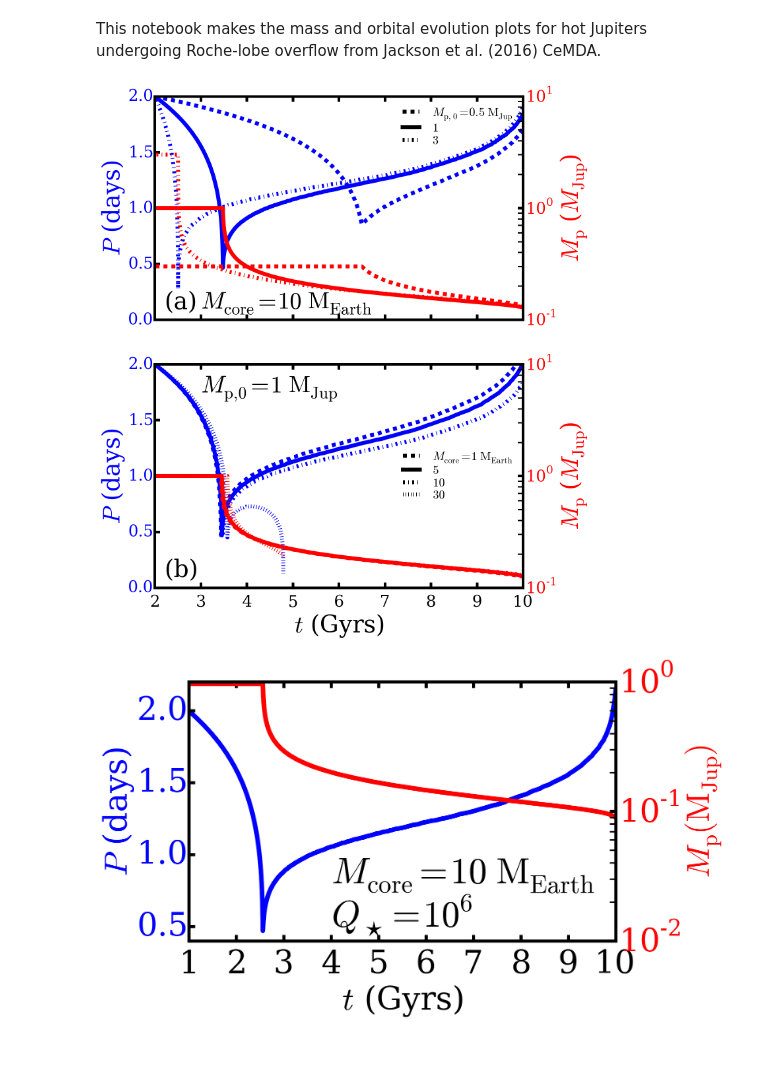
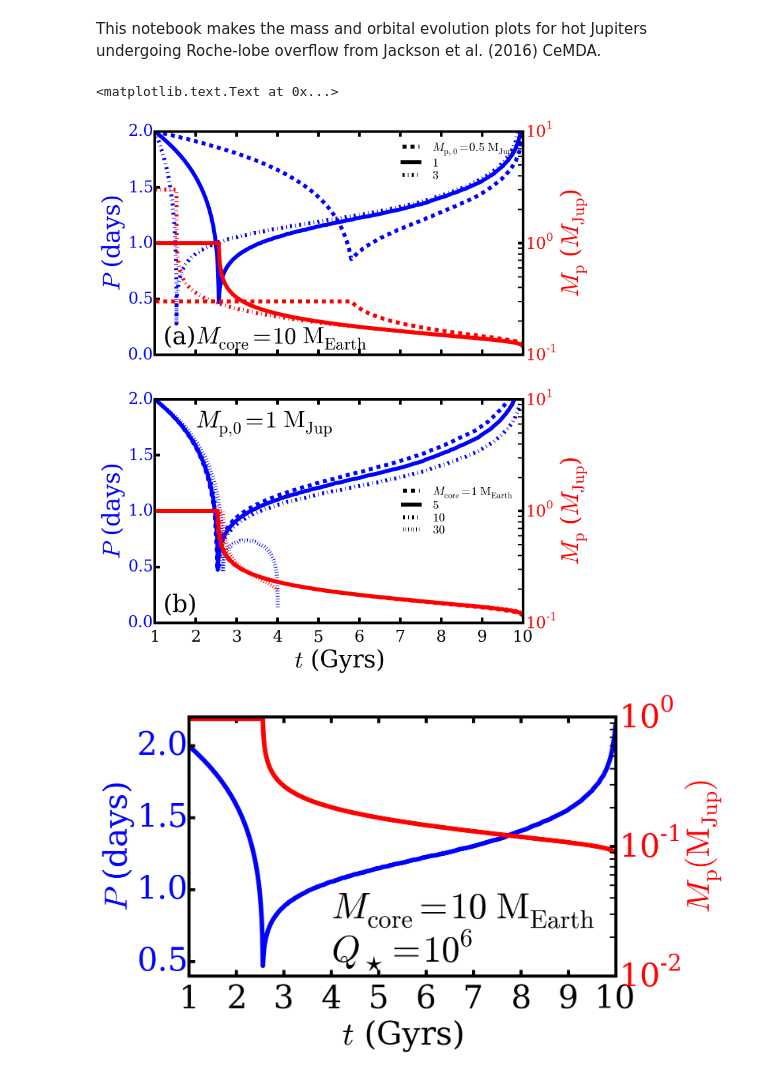
Before and after one commit to decaelus/CeMDA_tidal_evol, a Jupyter notebook: plot_mass_orbital_evolution_variable-Mp0-Mcore.ipynb, the cells around one changed output. Saved outputs shown, nothing was run; the diff lists cells and outputs as text; code cells hidden in the pictures.

Commit message:
Tweaking the plot mass orbit plot

```diff
--- a/plot_mass_orbital_evolution_variable-Mp0-Mcore.ipynb
+++ b/plot_mass_orbital_evolution_variable-Mp0-Mcore.ipynb
@@ -45,7 +45,7 @@ ax2.set_ylabel('$M_\mathrm{p}$ ($M_\mathrm{Jup}$)', color='r', fontsize=36)
 for cur_initial_mass in initial_masses:
     ls = next(linecycler)
 
-    directory = (glob.glob('./MESA/RLO_calculations/2_Gyr_old/Mpinit_%i*10.00_ME*2_Gyr_old_qs6' %
+    directory = (glob.glob('./MESA/RLO_calculations/1_Gyr_old/Mpinit_%i*10.00_ME*1_Gyr_old_qs6' %
                            cur_initial_mass.value))
 #    directory = (glob.glob('./MESA/make_planets_initial-RLO_variable-core/models/*MJup_*%.1f*_ME*_qs7' %
 #                            cur_initial_mass.value))
@@ -75,15 +75,15 @@ leg.draw_frame(False)
 for legobj in leg.legendHandles:
     legobj.set_color('black')
 
-ax1.set_xlim([2, 10])
+ax1.set_xlim([1, 10])
 ax1.set_ylim([0, 2])
 ax2.set_ylim([1e-1, 1e1])
 
 ax1.xaxis.set_major_formatter(plt.NullFormatter())
 ax2.xaxis.set_major_formatter(plt.NullFormatter())
 
-ax1.text(2.25, 0.1, '(a)', fontsize=36)
-ax1.text(3, 0.1, '$M_{\\rm core} = 10\ {\\rm M_{Earth}}$', fontsize=36)
+ax1.text(1.25, 0.1, '(a)', fontsize=36)
+ax1.text(2, 0.1, '$M_{\\rm core} = 10\ {\\rm M_{Earth}}$', fontsize=36)
 
 #Mpinit = 1 MJup/variable Mcore models
 lines = []
@@ -106,44 +106,45 @@ linecycler = cycle(["--","-","-.",":"])
 for cur_core_mass in core_masses:
     ls = next(linecycler)
 
-    directory = (glob.glob('./MESA/RLO_calculations/2_Gyr_old/*1.00_MJup*%.1f*_ME*2_Gyr_old_qs6' % cur_core_mass.value))
+    directory = (glob.glob('./MESA/RLO_calculations/1_Gyr_old/*1.00_MJup*%.1f*_ME*1_Gyr_old_qs6' % cur_core_mass.value))
 #     directory = (glob.glob('./MESA/make_planets_initial-RLO_variable-core/models/*MJup_*%.1f*_ME*_qs7' %
 #                             cur_core_mass.value))
     if(len(directory) == 0):
         continue
 
     hst = ms.MesaData(file_name=directory[0] + '/binary_history.data')
 
     lines.extend(ax1.plot(hst.data('age')/1e9, hst.data('period_days'), ls=ls, color='b', lw=6))
     ax2.semilogy(hst.data('age')/1e9, hst.data('star_1_mass')*Msol_to_MJup + cur_core_mass.value*MEarth_to_MJup,
                  ls=ls, color='r', lw=6)
 
 for tl in ax1.get_yticklabels():
     tl.set_color('b')
 for tl in ax2.get_yticklabels():
     tl.set_color('r')
 
 #ax1.text(3e8, 2.7, '$M_{\\rm p,\ 0} = 1\ {\\rm M_{Jup}}$', fontsize=36)
 line_names = ["$M_{\\rm core} = %i\ {\\rm M_{Earth}}$" % core_masses[0].value]
 for cur_core_mass in core_masses[1:]:
     line_names.extend(["$%i$" % cur_core_mass.value])
 
 handles, labels = ax1.get_legend_handles_labels()
 leg = ax1.legend(lines, line_names, labelspacing=0.1, loc='center right', fontsize=18)
 leg.draw_frame(False)
 #set the line color of each legend object
 for legobj in leg.legendHandles:
     legobj.set_color('black')
 
-ax1.set_xlim([2, 10])
+ax1.set_xlim([1, 10])
 ax1.set_ylim([0, 2])
 
-ax1.text(2.25, 0.1, '(b)', fontsize=36)
-ax1.text(3, 1.75, '$M_{\\rm p, 0} = 1\ {\\rm M_{Jup}}$', fontsize=36)
+ax1.text(1.25, 0.1, '(b)', fontsize=36)
+ax1.text(2, 1.75, '$M_{\\rm p, 0} = 1\ {\\rm M_{Jup}}$', fontsize=36)
 
-fig.savefig('plot_mass_orbital_evolution_variable-Mp0-Mcore.eps', dpi=1000, bbox_inches ='tight')
+#fig.savefig('plot_mass_orbital_evolution_variable-Mp0-Mcore.eps', dpi=1000, bbox_inches ='tight')
 # %% [output]
+<matplotlib.text.Text at 0x...>
-[figure, old version]
+[figure, new version]
 # %%
 fig = plt.figure(figsize=(10,10*4./3))
 ax1 = fig.add_subplot(211)
```
Also changed, not shown: parts of 1 cell of this notebook.
